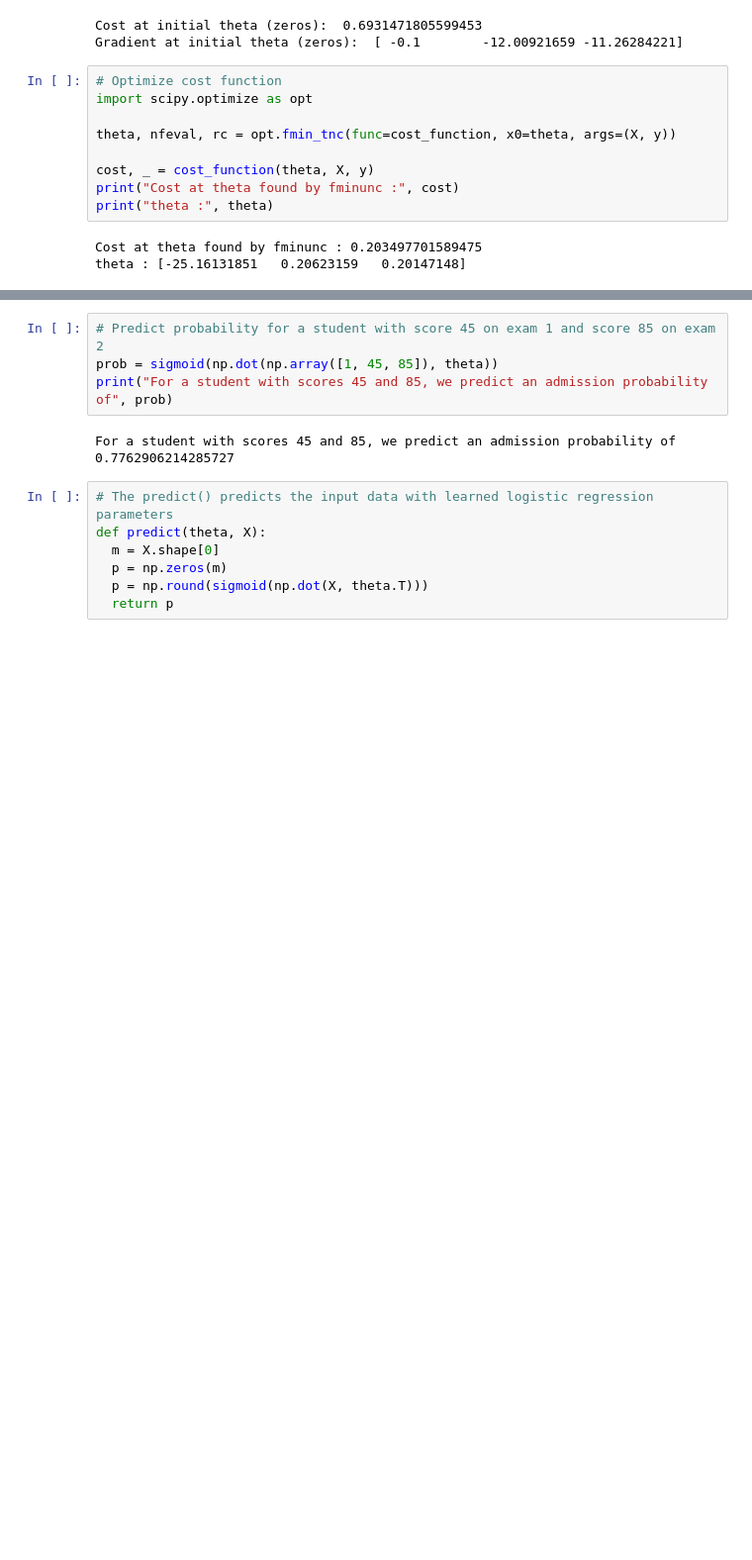
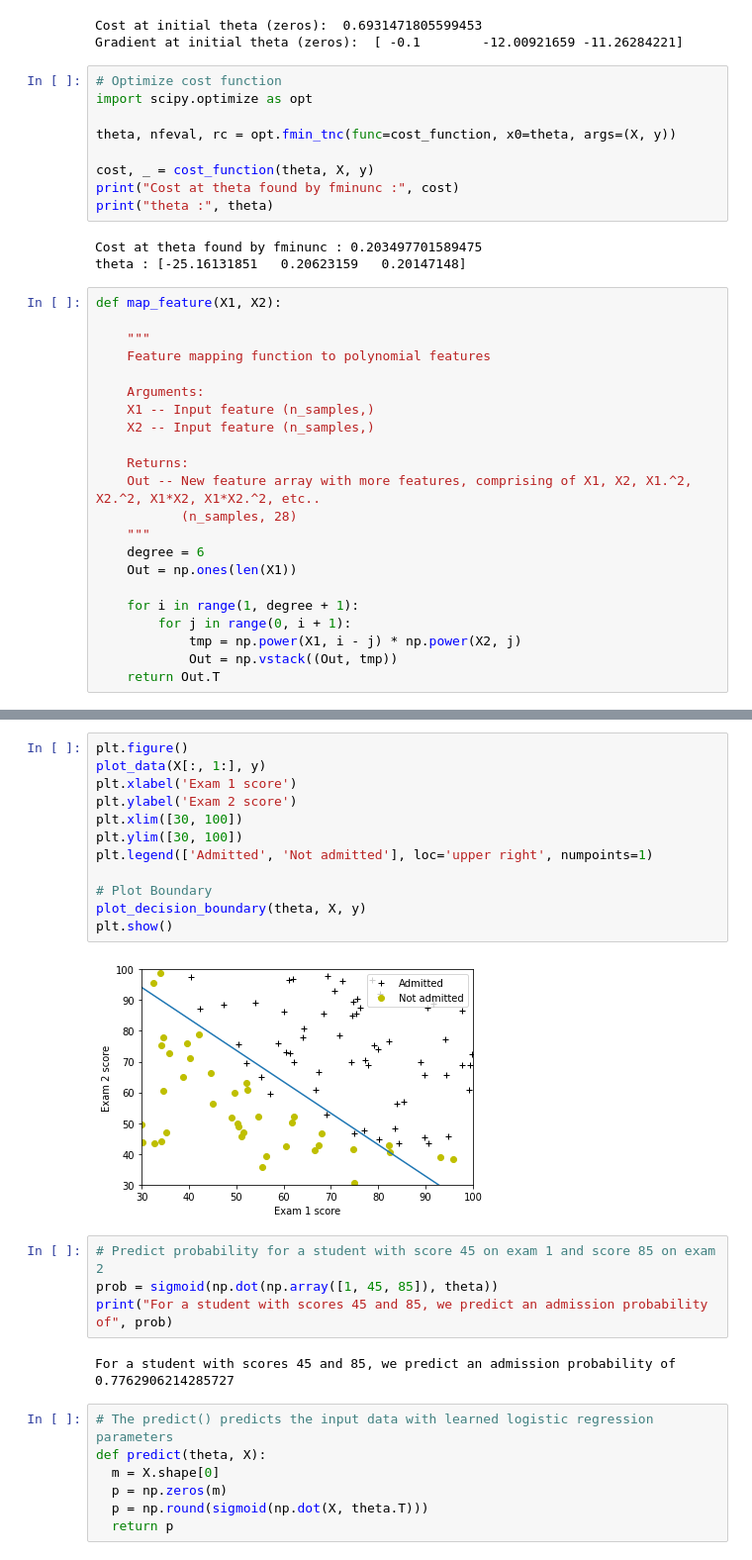
Before and after one commit to akiabe/coursera-ml-stanford, a Jupyter notebook: ml_ex2_Logistic_regression_from_scratch.ipynb, the cells around one changed output, grey strips where cells are left out. Shown at 99% size. Drawn from its saved outputs; the diff is of its cells as text; blank space fills up the shorter version.

```diff
--- a/ml_ex2_Logistic_regression_from_scratch.ipynb
+++ b/ml_ex2_Logistic_regression_from_scratch.ipynb
@@ -108,3 +108,25 @@ print("theta :", theta)
 # %% [output]
 Cost at theta found by fminunc : 0.203497701589475
 theta : [-25.16131851   0.20623159   0.20147148]
+# %%
+def map_feature(X1, X2):
+
+    """
+    Feature mapping function to polynomial features
+
+    Arguments:
+    X1 -- Input feature (n_samples,)
+    X2 -- Input feature (n_samples,)
+
+    Returns:
+    Out -- New feature array with more features, comprising of X1, X2, X1.^2, X2.^2, X1*X2, X1*X2.^2, etc..
+           (n_samples, 28)
+    """
+    degree = 6
+    Out = np.ones(len(X1))
+
+    for i in range(1, degree + 1):
+        for j in range(0, i + 1):
+            tmp = np.power(X1, i - j) * np.power(X2, j)
+            Out = np.vstack((Out, tmp))
+    return Out.T
@@ -111,3 +167,17 @@ theta : [-25.16131851   0.20623159   0.20147148]
+# %%
+plt.figure()
+plot_data(X[:, 1:], y)
+plt.xlabel('Exam 1 score')
+plt.ylabel('Exam 2 score')
+plt.xlim([30, 100])
+plt.ylim([30, 100])
+plt.legend(['Admitted', 'Not admitted'], loc='upper right', numpoints=1)
+
+# Plot Boundary
+plot_decision_boundary(theta, X, y)
+plt.show()
+# %% [output]
+[figure, added]
 # %%
 # Predict probability for a student with score 45 on exam 1 and score 85 on exam 2
 prob = sigmoid(np.dot(np.array([1, 45, 85]), theta))
```
Also changed, not shown: parts of 1 cell of this notebook.
